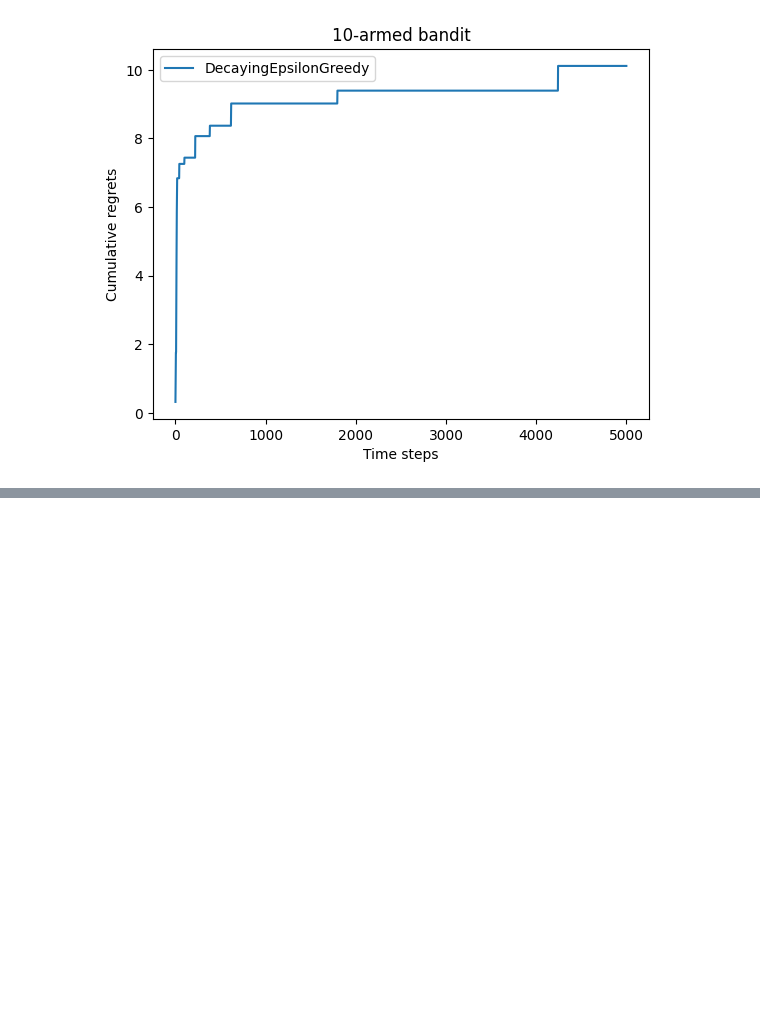
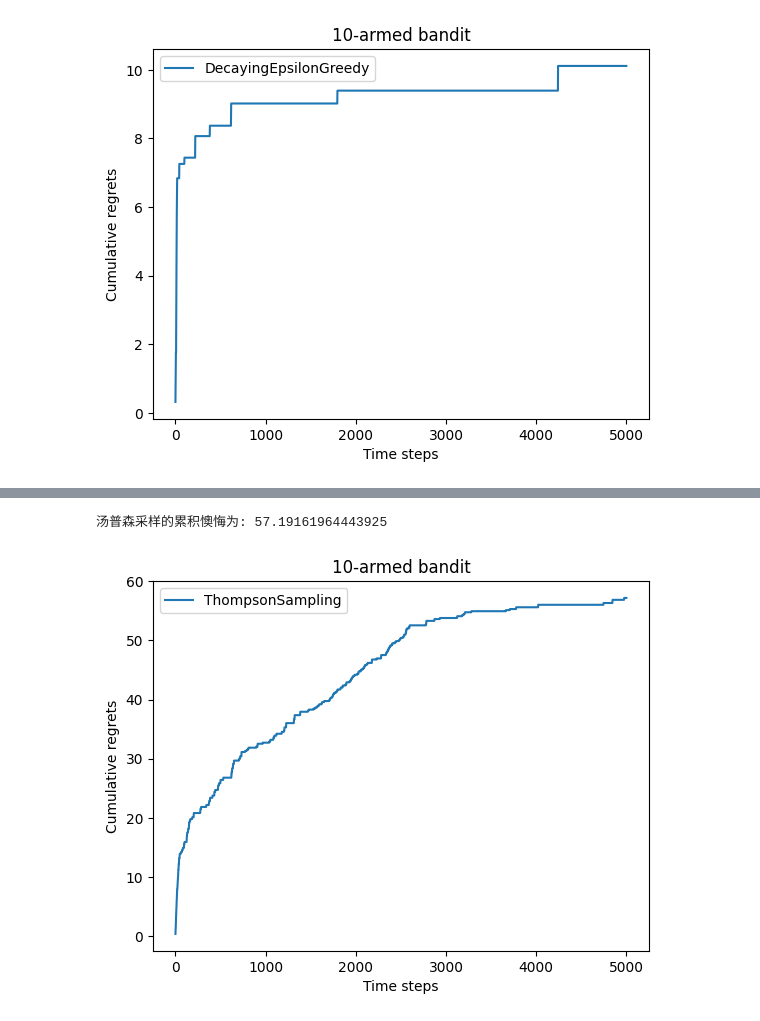
Before and after one commit to Ricardo-shuo-liu/ricaro_learning_codes, a Jupyter notebook: Reinforcement_Learning/basic/MAB.ipynb, the cells around one changed output, grey strips where cells are left out. Cells and saved outputs as stored; diff of their text form; code cells hidden in the pictures; blank space fills up the shorter version.

```diff
--- a/Reinforcement_Learning/basic/MAB.ipynb
+++ b/Reinforcement_Learning/basic/MAB.ipynb
@@ -132,0 +163,25 @@ epsilon的累积懊悔为： 10.114334931260183
+# %%
+class ThompsonSampling(Solver):
+    """汤普森采样算法"""
+    def __init__(self, bandit):
+        super().__init__(bandit)
+        self._a = np.ones(self.bandit.k)
+        self._b = np.ones(self.bandit.k)
+
+    def run_one_step(self):
+        samples = np.random.beta(self._a,self._b)
+        k = np.argmax(samples)
+        r = self.bandit.step(k)
+
+        self._a[k] += r
+        self._b[k] += (1 - r)
+        return k
+# %%
+np.random.seed(1)
+Thompson_Sampling = ThompsonSampling(bandit=bandit_10_arm)
+Thompson_Sampling.run(5000)
+print("汤普森采样的累积懊悔为:",Thompson_Sampling.regret)
+plot_results([Thompson_Sampling],["ThompsonSampling"])
+# %% [output]
+汤普森采样的累积懊悔为: 57.19161964443925
+[figure, added]
```
Also changed, not shown: parts of 5 cells of this notebook, 6 other files.
